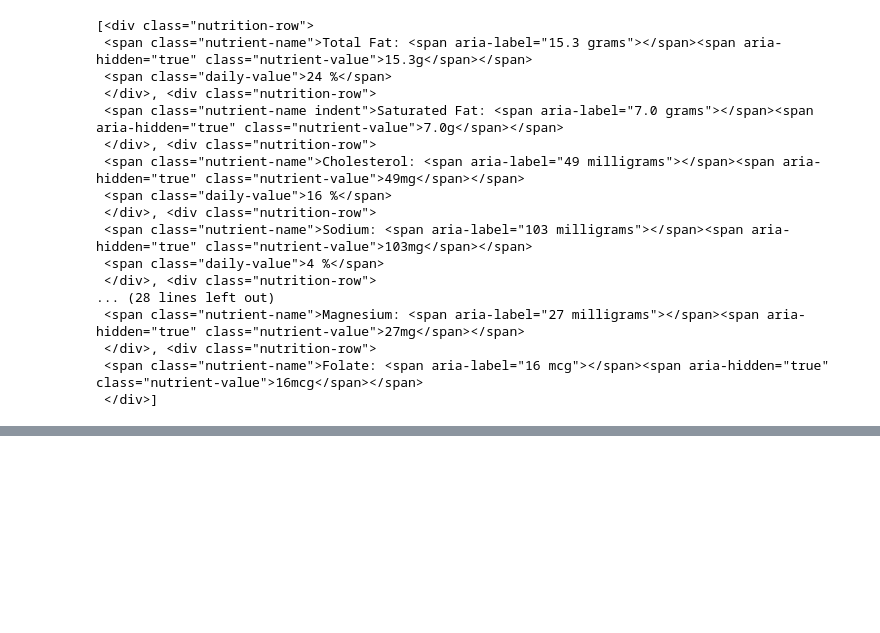
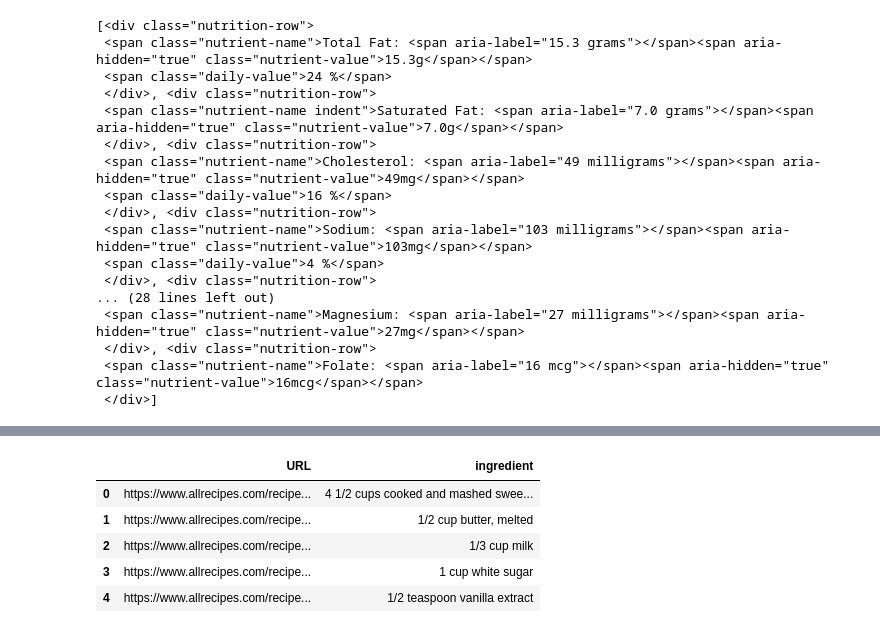
Before and after one commit to strefele/ADA2018-Project, a Jupyter notebook: Project.ipynb, the cells around one changed output, grey strips where cells are left out. Cells and saved outputs as stored; diff of their text form; code cells hidden in the pictures; blank space fills up the shorter version.

```diff
--- a/Project.ipynb
+++ b/Project.ipynb
@@ -73,0 +78,8 @@ nutrients.head()
+# %%
+s = requests.get(url)
+# %%
+page_body2 = s.text
+soup2 = BeautifulSoup(page_body2, 'html.parser')
+# %%
+ingredient_info = soup2.find_all(class_='recipe-container-outer')
+ingredient_info
@@ -73,0 +104,17 @@ nutrients.head()
+# %%
+ingredient_list = []
+for i in ingredient_info:
+    ingredients = i.find_all('span', {'itemprop':'recipeIngredient'}, class_ = 'recipe-ingred_txt added')
+    for x in ingredients:
+        ingredient_list.append({'ingredient': x.text, 'URL':url})
+
+ingredients = pd.DataFrame(ingredient_list)
+
+ingredients.head()
+# %% [output]
+|  | URL | ingredient |
+| 0 | https://www.allrecipes.com/recipe... | 4 1/2 cups cooked and mashed swee... |
+| 1 | https://www.allrecipes.com/recipe... | 1/2 cup butter, melted |
+| 2 | https://www.allrecipes.com/recipe... | 1/3 cup milk |
+| 3 | https://www.allrecipes.com/recipe... | 1 cup white sugar |
+| 4 | https://www.allrecipes.com/recipe... | 1/2 teaspoon vanilla extract |
```
Also changed, not shown: parts of 4 cells of this notebook.
